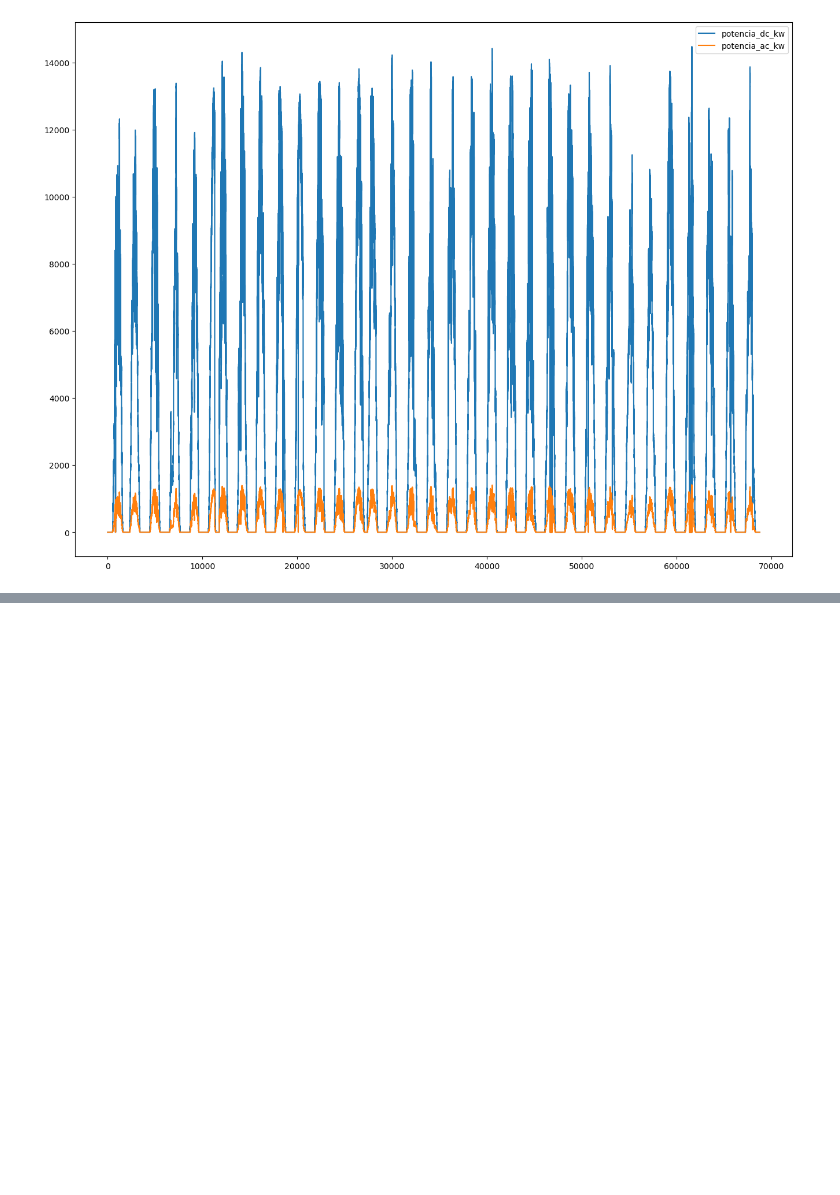
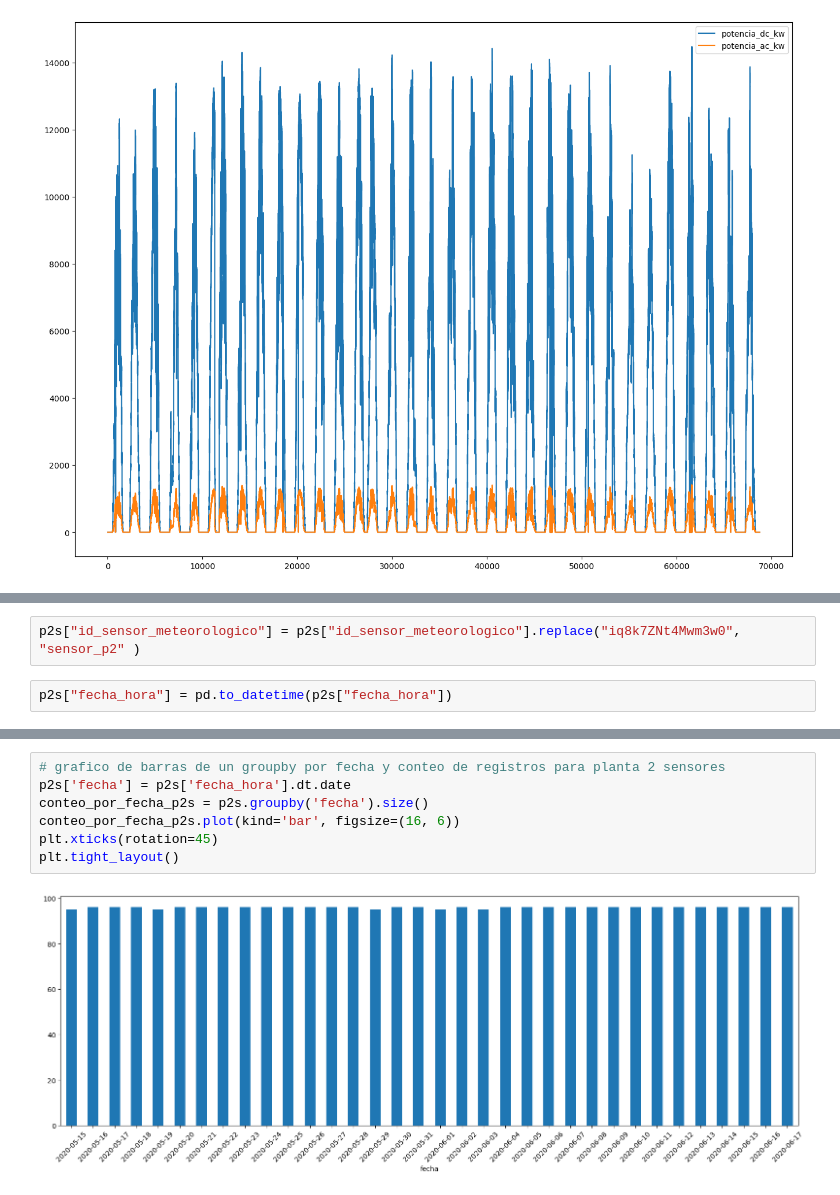
Before and after one commit to PabloHVega/Solar-Plants, a Jupyter notebook: notebooks/01_ImportacionDatos.ipynb, the cells around one changed output, grey strips where cells are left out. Drawn from its saved outputs; the diff is of its cells as text; blank space fills up the shorter version.

```diff
--- a/notebooks/01_ImportacionDatos.ipynb
+++ b/notebooks/01_ImportacionDatos.ipynb
@@ -75,0 +158,4 @@ p1g[['potencia_dc_kw', 'potencia_ac_kw']].plot(figsize=(16, 12))
+# %%
+p2s["id_sensor_meteorologico"] = p2s["id_sensor_meteorologico"].replace("iq8k7ZNt4Mwm3w0", "sensor_p2" )
+# %%
+p2s["fecha_hora"] = pd.to_datetime(p2s["fecha_hora"])
@@ -75,0 +437,9 @@ p1g[['potencia_dc_kw', 'potencia_ac_kw']].plot(figsize=(16, 12))
+# %%
+# grafico de barras de un groupby por fecha y conteo de registros para planta 2 sensores
+p2s['fecha'] = p2s['fecha_hora'].dt.date
+conteo_por_fecha_p2s = p2s.groupby('fecha').size()
+conteo_por_fecha_p2s.plot(kind='bar', figsize=(16, 6))
+plt.xticks(rotation=45)
+plt.tight_layout()
+# %% [output]
+[figure, added]
```
Also changed, not shown: parts of 25 cells of this notebook, 1 other file.
